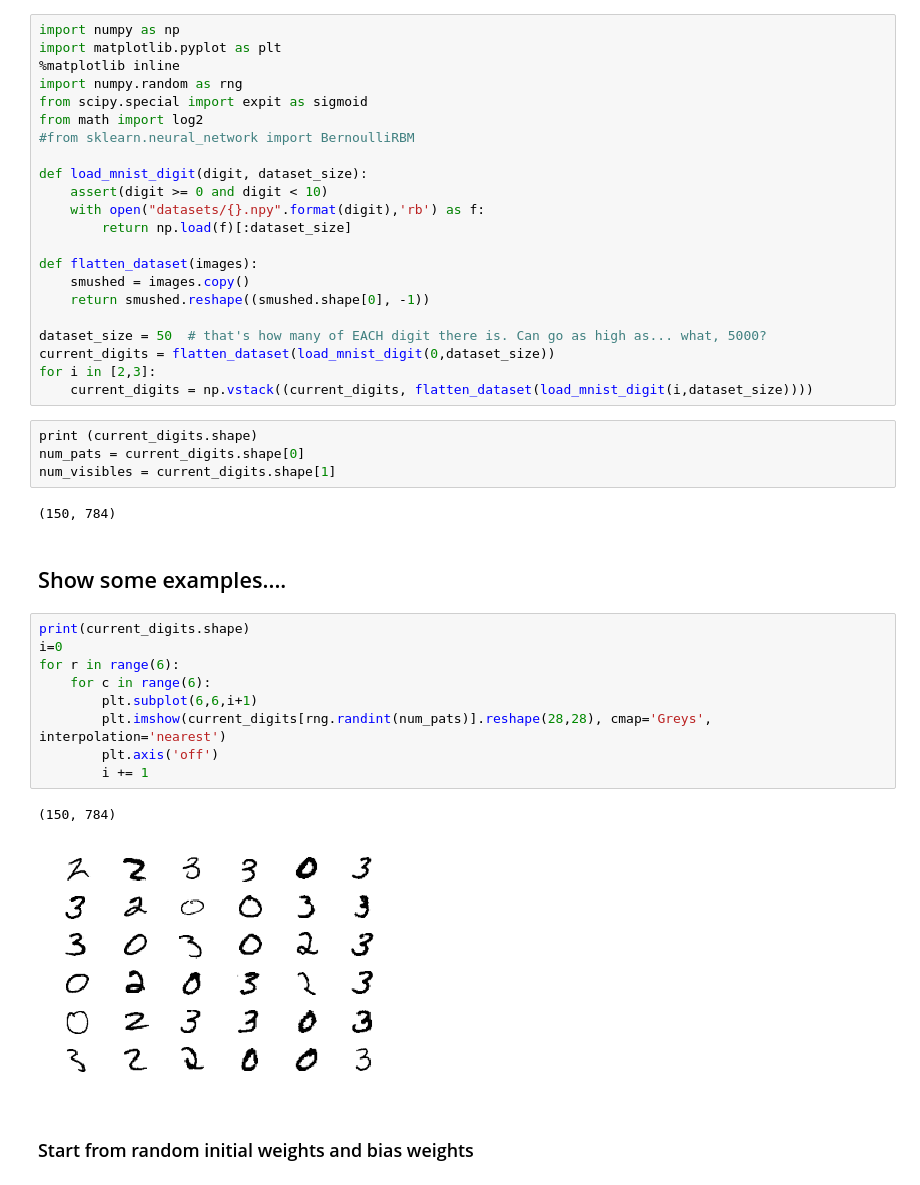
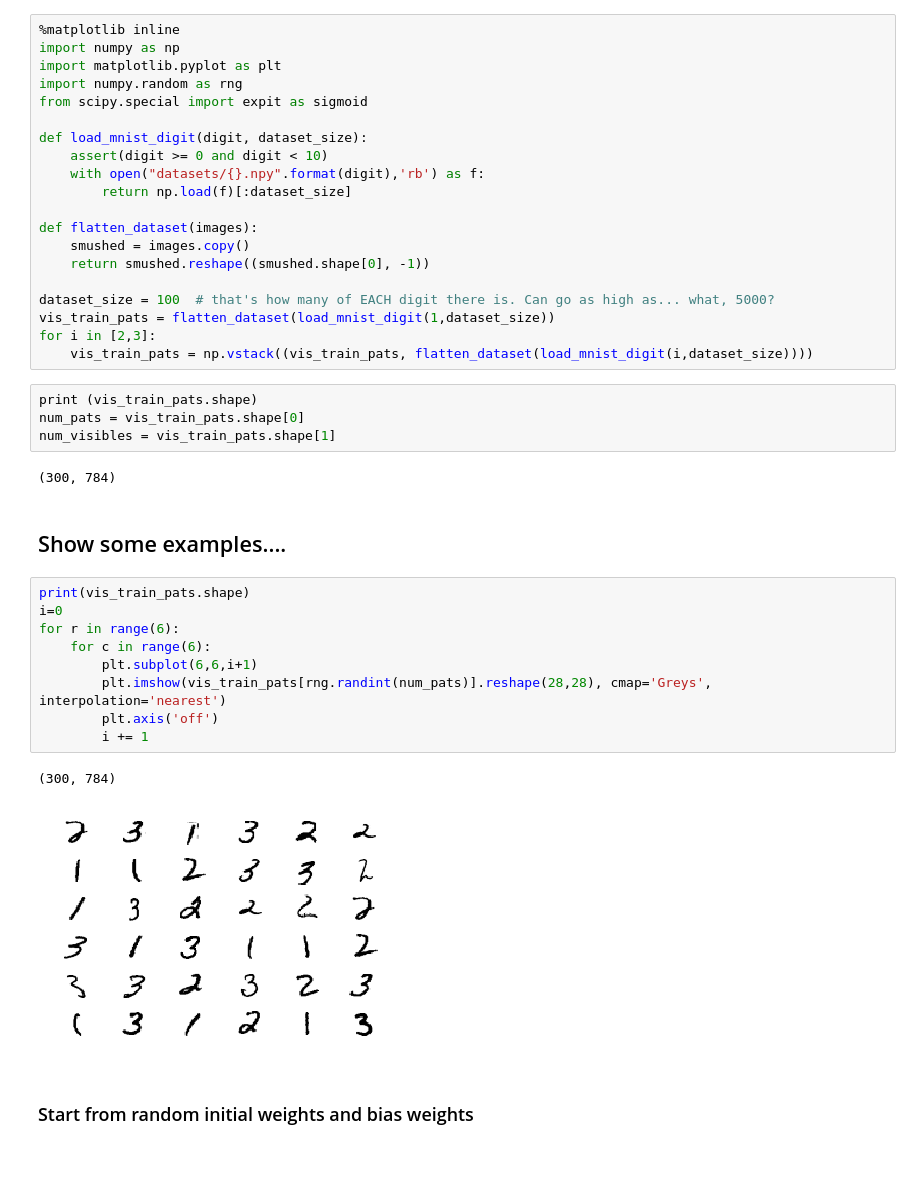
Before and after one commit to harryross263/comp421, a Jupyter notebook: deep_generative/RBM_MNIST_screwit.ipynb, the cells around one changed output. Saved outputs shown, nothing was run; the diff lists cells and outputs as text.

```diff
--- a/deep_generative/RBM_MNIST_screwit.ipynb
+++ b/deep_generative/RBM_MNIST_screwit.ipynb
@@ -1,11 +1,9 @@
 # %%
+%matplotlib inline
 import numpy as np
 import matplotlib.pyplot as plt
-%matplotlib inline
 import numpy.random as rng
 from scipy.special import expit as sigmoid
-from math import log2
-#from sklearn.neural_network import BernoulliRBM
 
 def load_mnist_digit(digit, dataset_size):
     assert(digit >= 0 and digit < 10)
@@ -16,30 +14,30 @@ def flatten_dataset(images):
     smushed = images.copy()
     return smushed.reshape((smushed.shape[0], -1))
 
-dataset_size = 50  # that's how many of EACH digit there is. Can go as high as... what, 5000?
-current_digits = flatten_dataset(load_mnist_digit(0,dataset_size))
+dataset_size = 100  # that's how many of EACH digit there is. Can go as high as... what, 5000?
+vis_train_pats = flatten_dataset(load_mnist_digit(1,dataset_size))
 for i in [2,3]:
-    current_digits = np.vstack((current_digits, flatten_dataset(load_mnist_digit(i,dataset_size))))
+    vis_train_pats = np.vstack((vis_train_pats, flatten_dataset(load_mnist_digit(i,dataset_size))))
 # %%
-print (current_digits.shape)
-num_pats = current_digits.shape[0]
-num_visibles = current_digits.shape[1]
+print (vis_train_pats.shape)
+num_pats = vis_train_pats.shape[0]
+num_visibles = vis_train_pats.shape[1]
 # %% [output]
-(150, 784)
+(300, 784)
 # %% [markdown]
 ## Show some examples....
 # %%
-print(current_digits.shape)
+print(vis_train_pats.shape)
 i=0
 for r in range(6):
     for c in range(6):
         plt.subplot(6,6,i+1)
-        plt.imshow(current_digits[rng.randint(num_pats)].reshape(28,28), cmap='Greys', interpolation='nearest')
+        plt.imshow(vis_train_pats[rng.randint(num_pats)].reshape(28,28), cmap='Greys', interpolation='nearest')
         plt.axis('off')
         i += 1
 # %% [output]
-(150, 784)
+(300, 784)
-[figure, old version]
+[figure, new version]
 # %% [markdown]
 ### Start from random initial weights and bias weights
 # %%
```
Also changed, not shown: parts of 12 cells of this notebook.
